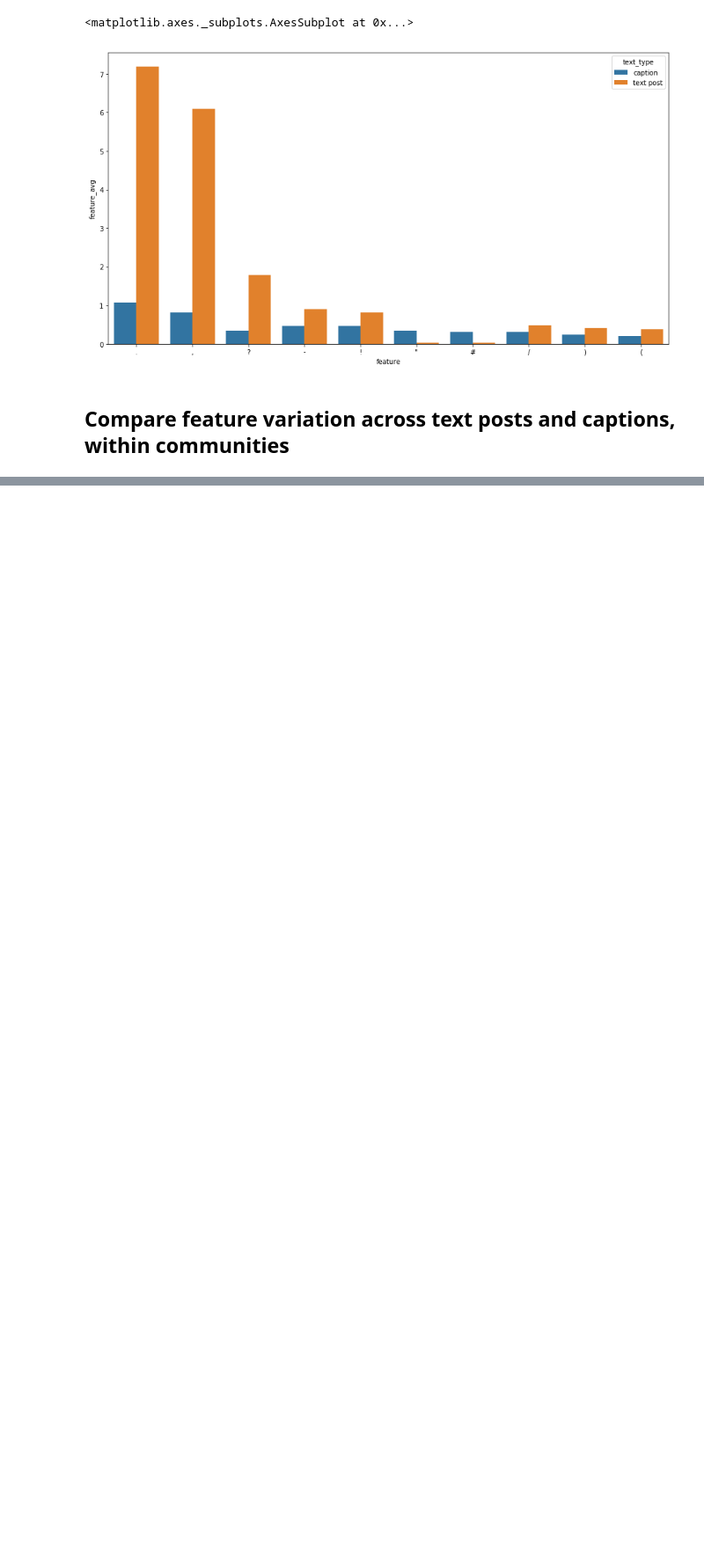
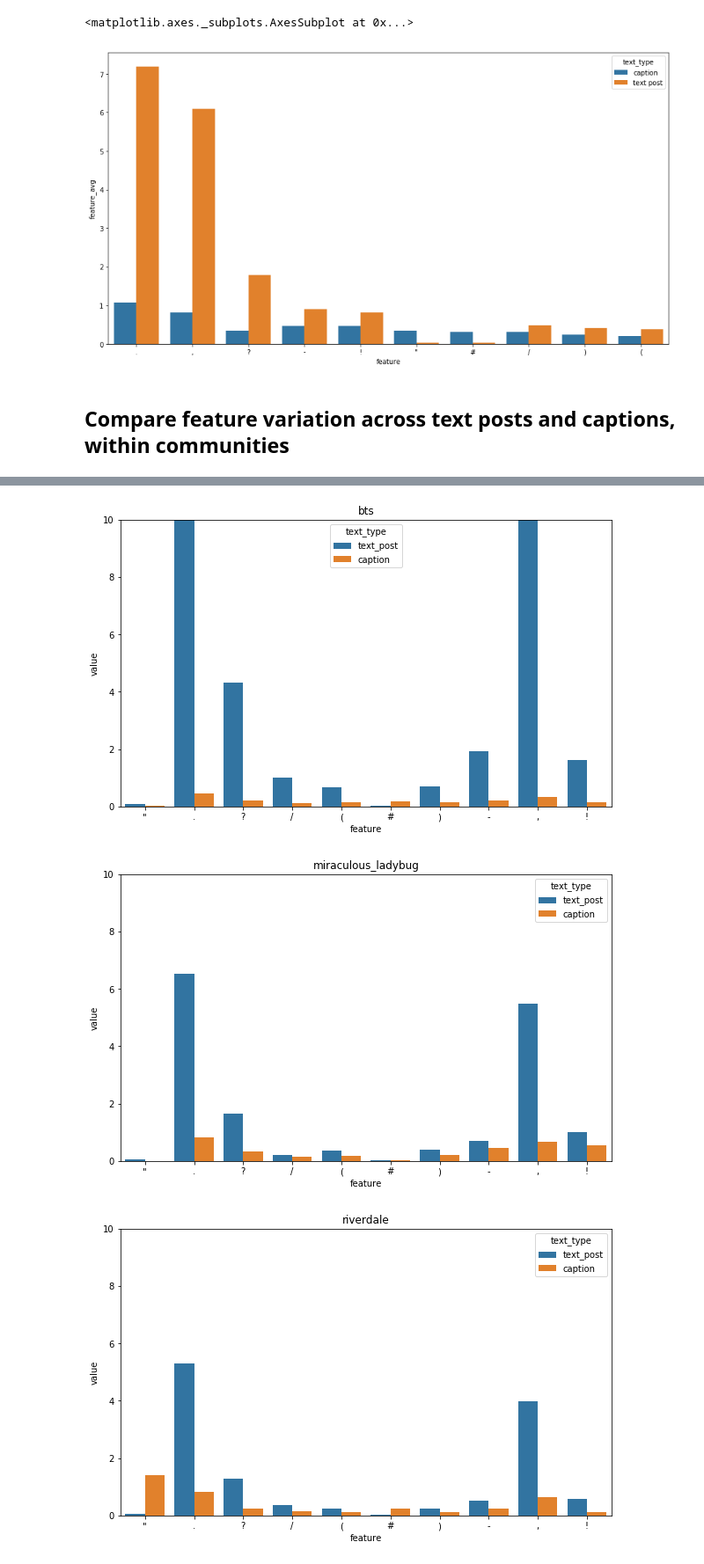
Before and after one commit to michaelmilleryoder/tumblr-scripts, a Jupyter notebook: jupyter/style_features_stats.ipynb, the cells around one changed output, grey strips where cells are left out. Shown at 88% size. Cells and saved outputs as stored; diff of their text form; code cells hidden in the pictures; blank space fills up the shorter version.

```diff
--- a/jupyter/style_features_stats.ipynb
+++ b/jupyter/style_features_stats.ipynb
@@ -367,0 +460,7 @@ sns.barplot(x='feature', y='feature_avg', hue='text_type', data=plot_data)
+# %%
+# top3_feats = feature_avgs_df.iloc[:3]['feature'].tolist()
+# top10_feats = feature_avgs_df.iloc[3:13]['feature'].tolist()
+top3_feats = ['n_characters', 'n_words', 'n_oov']
+top10_feats = ['.', ',', '?', '-', '!', '"', '#', '/', ')', '(']
+print(top3_feats)
+print(top10_feats)
@@ -367,0 +470,8 @@ sns.barplot(x='feature', y='feature_avg', hue='text_type', data=plot_data)
+# %%
+plot_data_comm = {}
+
+for c in communities:
+#     plot_data_comm[c] = feat_comm_avgs.loc[(feat_comm_avgs['feature'].isin(top3_feats)) & (feat_comm_avgs['community']==c)]
+    plot_data_comm[c] = feat_comm_avgs.loc[(feat_comm_avgs['feature'].isin(top10_feats)) & (feat_comm_avgs['community']==c)]
+
+len(plot_data_comm)
@@ -367,0 +480,15 @@ sns.barplot(x='feature', y='feature_avg', hue='text_type', data=plot_data)
+# %%
+# Top 10 features
+
+import matplotlib.pyplot as plt
+import seaborn as sns
+
+for c in sorted(communities):
+    plt.figure(figsize=(10,6))
+    plt.ylim(0,10)
+    plt.title(c)
+    sns.barplot(x='feature', y='value', hue='text_type', data=plot_data_comm[c])
+# %% [output]
+[figure, added]
+[figure, added]
+[figure, added]
```
Also changed, not shown: parts of 18 cells of this notebook, 1 other file.
